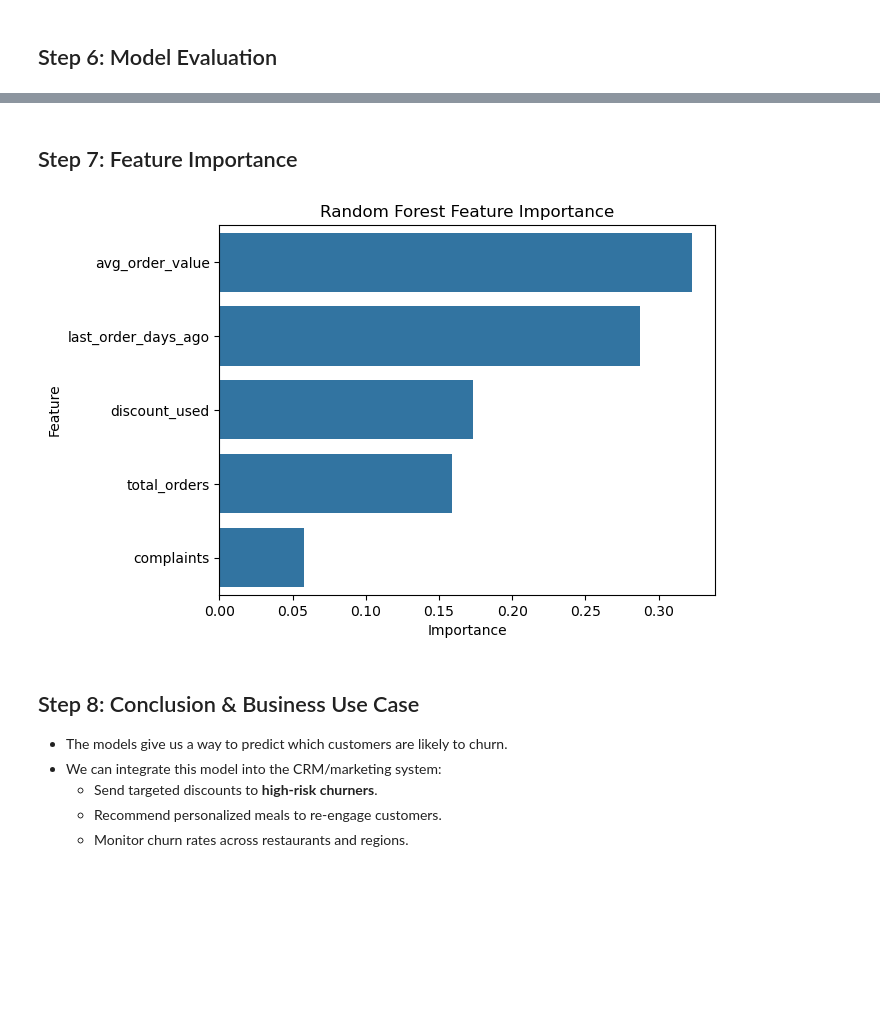
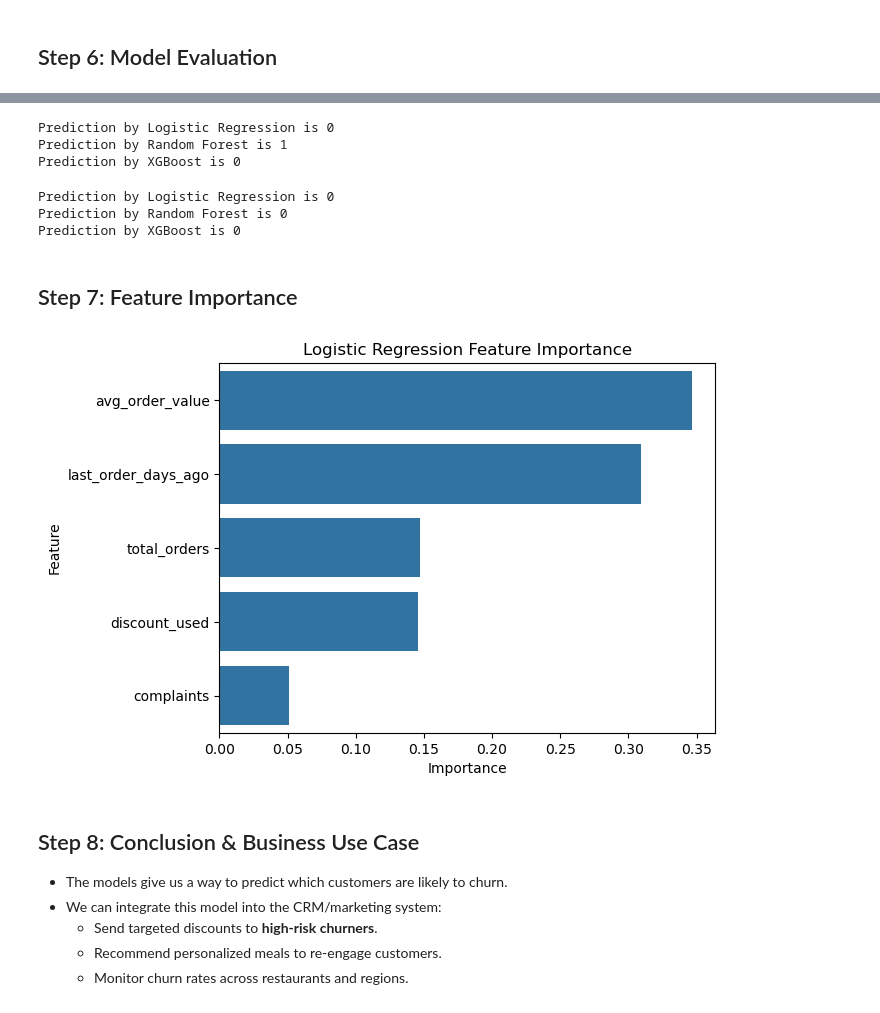
Before and after one commit to Mohammadrezaaofficial/Churn-Customer-Prediction, a Jupyter notebook: Churn Customer Prediction.ipynb, the cells around one changed output, grey strips where cells are left out. Saved outputs shown, nothing was run; the diff lists cells and outputs as text; code cells hidden in the pictures; blank space fills up the shorter version.

```diff
--- a/Churn Customer Prediction.ipynb
+++ b/Churn Customer Prediction.ipynb
@@ -30,7 +33,7 @@ from sklearn.metrics import classification_report, confusion_matrix, roc_auc_sco
 
 # Simulated dataset
 np.random.seed(42)
-n = 1000
+n = 10000
 
 data = pd.DataFrame({
     'customer_id': range(1, n+1),
@@ -173,18 +172,60 @@ weighted avg       0.56      0.59      0.58       200
+# %%
+ex_data = [186, 8, 25.8733, 2, 11]
+
+# Convert to numpy array and reshape to (1, n_features)
+ex_data = np.array(ex_data).reshape(1, -1)
+
+# Preprocessing by Standard Scaler
+ex_data_scaled = scaler.transform(ex_data)
+
+# Prediction By Algorithms:
+ex_data_pred_log = log_reg.predict(ex_data_scaled)
+ex_data_pred_rf = rf.predict(ex_data_scaled)
+ex_data_pred_xgb = xgb.predict(ex_data_scaled)
+
+print(f'Prediction by Logistic Regression is {ex_data_pred_log[0]}')
+print(f'Prediction by Random Forest is {ex_data_pred_rf[0]}')
+print(f'Prediction by XGBoost is {ex_data_pred_xgb[0]}')
+# %% [output]
+Prediction by Logistic Regression is 0
+Prediction by Random Forest is 1
+Prediction by XGBoost is 0
+# %%
+ex_data = [1, 1, 95.5, 0, 2]
+
+# Convert to numpy array and reshape to (1, n_features)
+ex_data = np.array(ex_data).reshape(1, -1)
+
+# Preprocessing by Standard Scaler
+ex_data_scaled = scaler.transform(ex_data)
+
+# Prediction By Algorithms:
+ex_data_pred_log = log_reg.predict(ex_data_scaled)
+ex_data_pred_rf = rf.predict(ex_data_scaled)
+ex_data_pred_xgb = xgb.predict(ex_data_scaled)
+
+print(f'Prediction by Logistic Regression is {ex_data_pred_log[0]}')
+print(f'Prediction by Random Forest is {ex_data_pred_rf[0]}')
+print(f'Prediction by XGBoost is {ex_data_pred_xgb[0]}')
+# %% [output]
+Prediction by Logistic Regression is 0
+Prediction by Random Forest is 0
+Prediction by XGBoost is 0
 # %% [markdown]
 ## Step 7: Feature Importance
 # %%
 
 importances = rf.feature_importances_
 feat_names = X.columns
 
 feat_imp = pd.DataFrame({'Feature': feat_names, 'Importance': importances})
 feat_imp.sort_values(by='Importance', ascending=False, inplace=True)
 
 sns.barplot(x='Importance', y='Feature', data=feat_imp)
-plt.title("Random Forest Feature Importance")
+plt.title("Logistic Regression Feature Importance")
 plt.show()
 # %% [output]
-[figure, old version]
+[figure, new version]
 # %% [markdown]
 
 ## Step 8: Conclusion & Business Use Case
```
Also changed, not shown: parts of 5 cells of this notebook, 1 other file.
